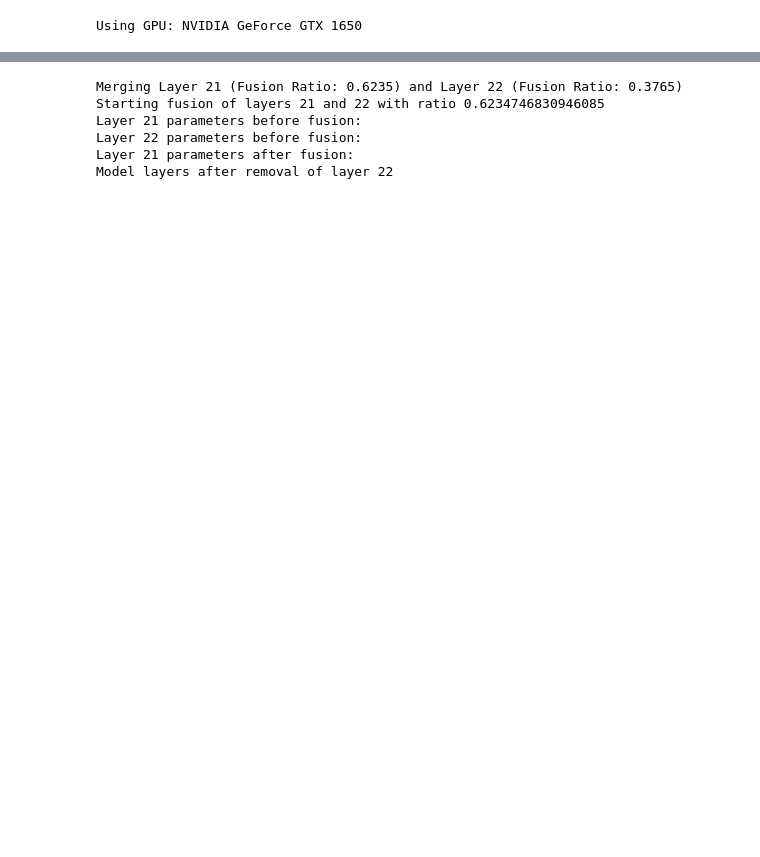
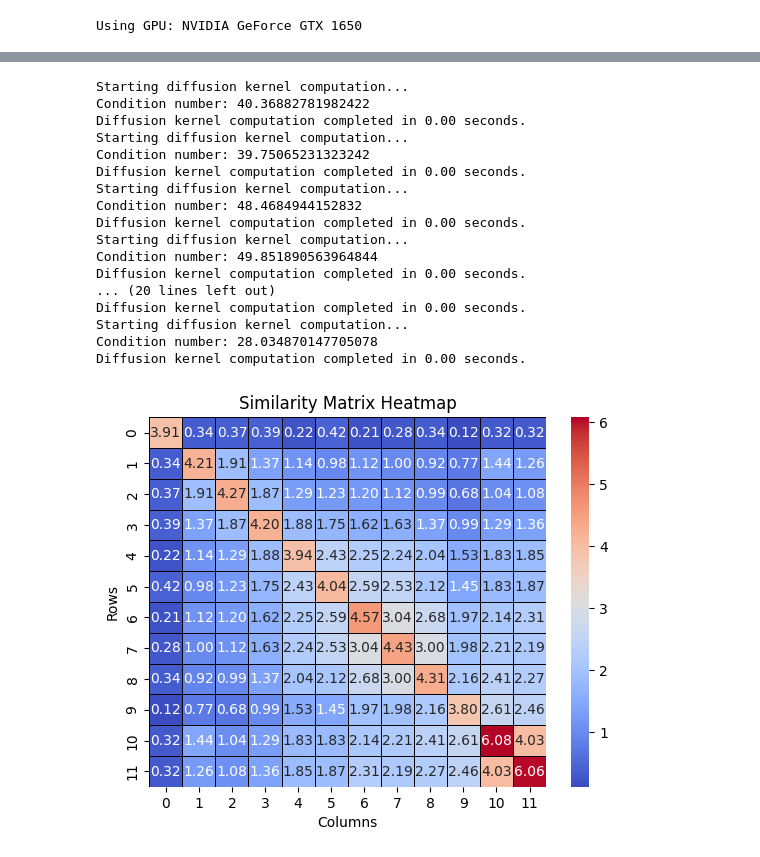
Before and after one commit to shivamgcodes/Pruning-via-Merging, a Jupyter notebook: visual_encodders/my_pipeline.ipynb, the cells around one changed output, grey strips where cells are left out. Cells and saved outputs as stored; diff of their text form; code cells hidden in the pictures; blank space fills up the shorter version.

```diff
--- a/visual_encodders/my_pipeline.ipynb
+++ b/visual_encodders/my_pipeline.ipynb
@@ -470,7 +474,8 @@ val_csv = r"..\val_csv"
 val_images = r"..\val_images"
 classA = 'n07920052'
 classB = 'n01484850'
-num_images = 25
+num_images = 2
+num_images_accuracy = 2
 # %%
 def centering(K):
     n = K.shape[0]
@@ -571,11 +611,11 @@ def main():
     # Define command-line arguments with descriptions and default values
     parser.add_argument("--ntrain", "-k", type=int, default=5, help="Number of training examples to include in prompts")
     parser.add_argument("--ngpu", "-g", type=int, default=4, help="Number of GPUs to use")
-    parser.add_argument("--model_path", type=str, default="facebook/vit-msn-large-7", help="Path to the pre-trained model")
+    parser.add_argument("--model_path", type=str, default="facebook/deit-tiny-patch16-224", help="Path to the pre-trained model")
     parser.add_argument("--num_tasks", "-n", type=int, default=57, help="Number of MMLU tasks to process (default: 57)")
     parser.add_argument("--num_samples", "-m", type=int, default=1, help="Number of samples per task (default: 1)")
     parser.add_argument("--data_dir", "-d", type=str, default=r"C:\Users\hp\Desktop\mka on VIT-mae\Pruning-via-Merging\val_csv", help="Directory containing the data")
-    parser.add_argument("--num_layer", "-i", type=int, default=12, help="Number of layers to fuse (default: 1)")
+    parser.add_argument("--num_layer", "-i", type=int, default=3, help="Number of layers to fuse (default: 1)")
     args = parser.parse_args([])
 
     # Extract the model name from the provided model path
@@ -601,7 +641,11 @@ def main():
 
     # Initialize the tokenizer from the pre-trained model
     global tokenizer  # Declare as global to use in other functions if needed
+    global model
     global cka_score_list
+    global accuracy_score_list
+    global label2id
+    accuracy_score_list = []
     cka_score_list = []
 
     tokenizer = AutoImageProcessor.from_pretrained(
@@ -614,14 +658,28 @@ def main():
     )
 
     # Load the pre-trained causal language model with appropriate settings
-    model = AutoModel.from_pretrained(
+    model = ViTForImageClassification.from_pretrained(
         args.model_path,
+        output_hidden_states=True,
         trust_remote_code=True,    # Trust remote code (required for some models)
         device_map="auto",         # Automatically map layers to available devices
         torch_dtype=torch.bfloat16 if torch.cuda.is_bf16_supported() else torch.float32,  # Use bfloat16 if supported
     )
+
+    label2id = model.config.label2id
+    #'n03126707' - mechanical cranes (crane2) #model gives crane, 517 for mechanical cranes
+    #n02012849 - biological cranes (crane) #model gives crane, 134 for biological cranes
+    label2id.update({'crane':134, 'crane2':517})
     model = model.to(device)
-    cka_score_list.append(eval_meth(classA, classB, num_images, model).item())
+
+    #checking the original model, with all the layers
+    eval_result = eval_meth(classA, classB, num_images,num_images_accuracy , model)
+
+    cka_score = eval_result[0].item()
+    accuracy= eval_result[1]
+    cka_score_list.append(cka_score)
+    accuracy_score_list.append(accuracy)
+
 
         #The model is set in evaluation mode by default using model.eval()
    # print(f"Initial model configuration: {model.config}")  # Display the model's configuration
@@ -647,7 +705,7 @@ def main():
 
     # Display metadata about the model
     print("Model metadata:")
-    print(f"Number of layers: {len(model.encoder.layer)}")
+    print(f"Number of layers: {len(model.vit.encoder.layer)}")
     print(f"Config num_hidden_layers: {model.config.num_hidden_layers}")
 
     # Identify all classes by listing test files and extracting subject names
@@ -704,6 +762,21 @@ def main():
     # Compute the similarity matrix based on the loaded embeddings
     similarity_matrix = compute_similarity_matrix_npib_global(embeddings)
 
+
+    matrix = np.array(similarity_matrix)
+    df = pd.DataFrame(matrix)
+    sns.heatmap(df, annot=True, fmt=".2f", cmap='coolwarm', linewidths=0.5, linecolor='black', cbar=True)
+    # Set the title and labels
+    plt.title("Similarity Matrix Heatmap")
+    plt.xlabel("Columns")
+    plt.ylabel("Rows")
+
+    # Show the plot
+    plt.show()
+    pd.options.display.float_format = '{:.2f}'.format
+
+    print(df)
+    tootja
     #sort the layers here -shivam
 
     # Merge layers iteratively from the last layer towards the first
@@ -726,7 +799,13 @@ def main():
         model = merged_model  # Update the model with the fused layers
 
         num_layers -= 1  # Decrement the layer count as one layer has been merged
-        cka_score_list.append(eval_meth(classA, classB, num_images, model).item())
+
+        eval_result = eval_meth(classA, classB, num_images,num_images_accuracy,  model)
+
+        cka_score = eval_result[0].item()
+        accuracy= eval_result[1]
+        cka_score_list.append(cka_score)
+        accuracy_score_list.append(accuracy)
 
         #eval code
 
@@ -790,6 +853,18 @@ Model layers after removal of layer 23
-Merging Layer 21 (Fusion Ratio: 0.6235) and Layer 22 (Fusion Ratio: 0.3765)
-Starting fusion of layers 21 and 22 with ratio 0.6234746830946085
-Layer 21 parameters before fusion:
-Layer 22 parameters before fusion:
-Layer 21 parameters after fusion:
-Model layers after removal of layer 22
+Starting diffusion kernel computation...
+Condition number: 40.36882781982422
+Diffusion kernel computation completed in 0.00 seconds.
+Starting diffusion kernel computation...
+Condition number: 39.75065231323242
+Diffusion kernel computation completed in 0.00 seconds.
+Starting diffusion kernel computation...
+Condition number: 48.4684944152832
+Diffusion kernel computation completed in 0.00 seconds.
+Starting diffusion kernel computation...
+Condition number: 49.851890563964844
+Diffusion kernel computation completed in 0.00 seconds.
+... (20 lines left out)
+Diffusion kernel computation completed in 0.00 seconds.
+Starting diffusion kernel computation...
+Condition number: 28.034870147705078
+Diffusion kernel computation completed in 0.00 seconds.
+[figure, added]
```
Also changed, not shown: parts of 10 cells of this notebook, 4 other files.
